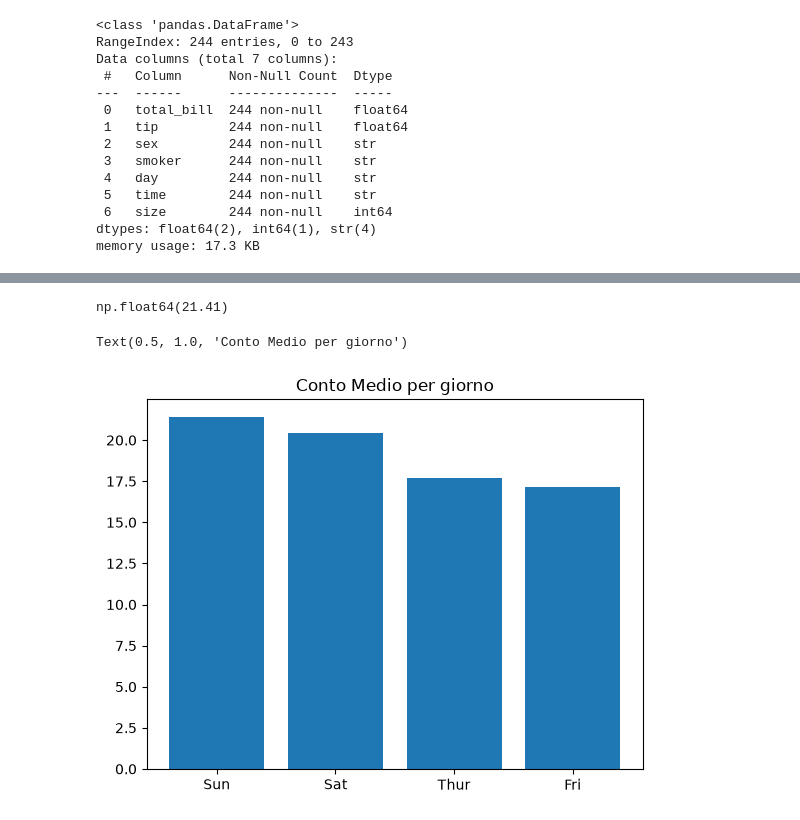
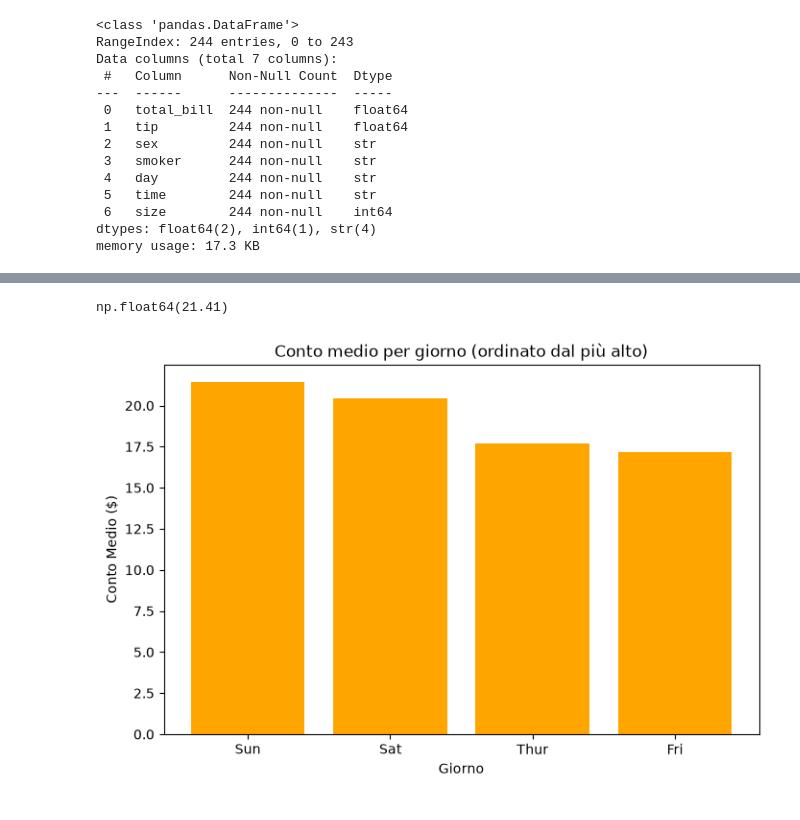
Before and after one commit to majamujagic/ProgrammingLab, a Jupyter notebook: Python 2/Lezione 3/3.5_Esercizi_lez_3.ipynb, the cells around one changed output, grey strips where cells are left out. Drawn from its saved outputs; the diff is of its cells as text; code cells hidden in the pictures.

```diff
--- a/Python 2/Lezione 3/3.5_Esercizi_lez_3.ipynb
+++ b/Python 2/Lezione 3/3.5_Esercizi_lez_3.ipynb
@@ -275,15 +288,19 @@ Name: conto_per_persona, Length: 244, dtype: float64
-# %%
-# Giorno con il conto medio più alto
-conto_medio.max()
-# %% [output]
-np.float64(21.41)
-# %%
-# Rappresentazione grafica del Conto Medio per giorno tramite grafico a barre
-import matplotlib.pyplot as plt
-val = conto_medio.sort_values(ascending=False)
-cat = val.index
-plt.bar(cat, val)
-plt.title('Conto Medio per giorno')
-# %% [output]
-Text(0.5, 1.0, 'Conto Medio per giorno')
-[figure, removed]
+# %%
+conto_medio_per_giorno = df.groupby('day')['total_bill'].mean()
+giorno_max = conto_medio_per_giorno.idxmax()
+valore_max = conto_medio_per_giorno.max()
+valore_max
+# %% [output]
+np.float64(21.41)
+# %%
+import matplotlib.pyplot as plt
+conto_ordinato = conto_medio_per_giorno.sort_values(ascending=False)
+plt.figure(figsize=(8, 5))
+plt.bar(conto_ordinato.index, conto_ordinato.values, color='orange')
+plt.title('Conto medio per giorno (ordinato dal più alto)')
+plt.xlabel('Giorno')
+plt.ylabel('Conto Medio ($)')
+plt.xticks(rotation=0)
+plt.show()
+# %% [output]
+[figure, added]
```
Also changed, not shown: parts of 31 cells of this notebook.
